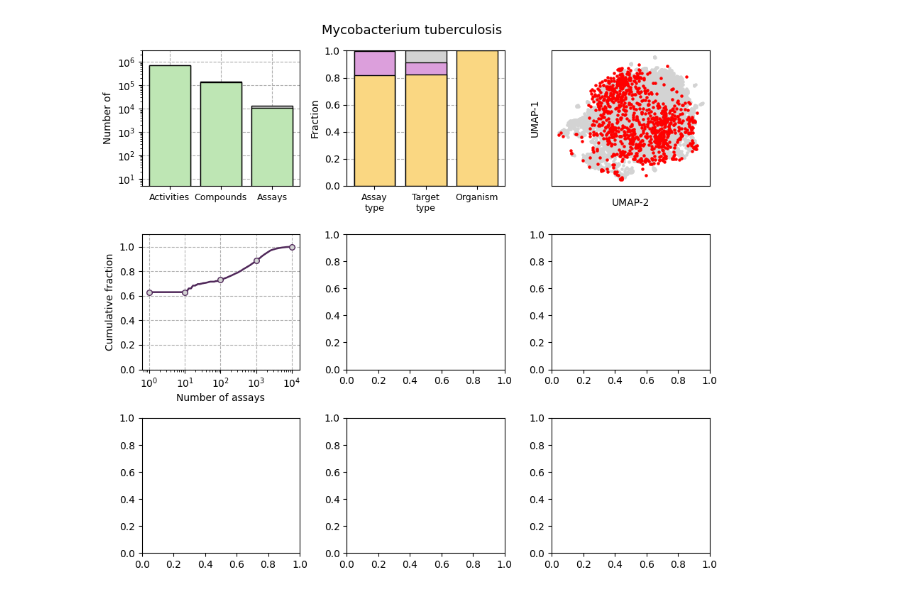
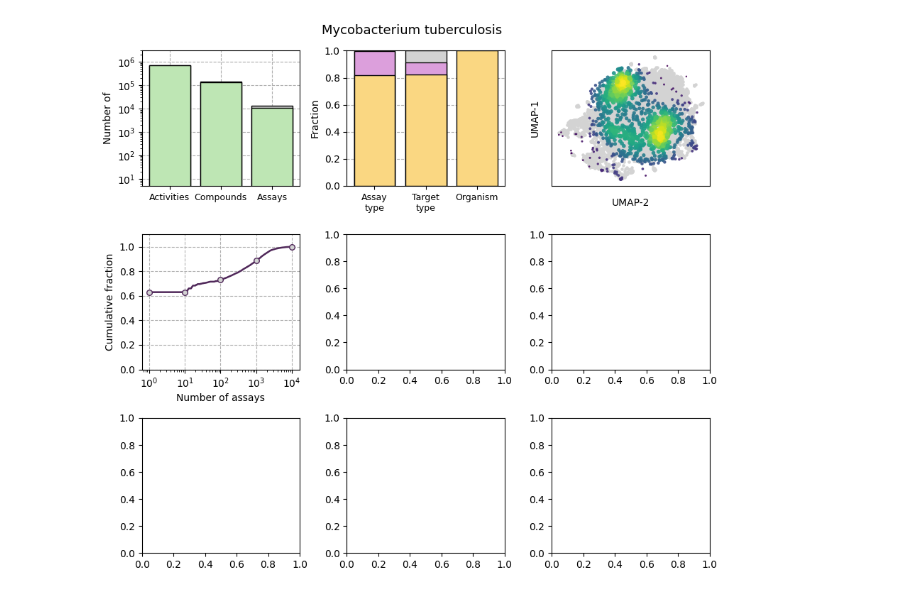
Before and after one commit to ersilia-os/chembl-antimicrobial-tasks, a Jupyter notebook: notebooks/diagnosis.ipynb, the cells around one changed output. Cells and saved outputs as stored; diff of their text form; code cells hidden in the pictures.

```diff
--- a/notebooks/diagnosis.ipynb
+++ b/notebooks/diagnosis.ipynb
@@ -175,6 +261,35 @@ for assay_id, activity_type, unit in tqdm(ASSAYS_CLEANED[["assay_id", "activity_
     CUM_CPDS = CUM_CPDS.union(ASSAY_TO_COMPOUNDS[(assay_id, activity_type, unit)])
     CUM_PROP.append(len(CUM_CPDS) / len(compounds_pathogen))
 ASSAYS_CLEANED['cum_prop'] = CUM_PROP
+# %%
+def scatter_density(ax, xy, size_min=10, size_max=120, cmap="viridis", alpha=0.9, zorder=3):
+    """
+    Plot points sized+colored by KDE density.
+    xy: (n,2)
+    Returns: PathCollection
+    """
+    xy = np.asarray(xy)
+    x, y = xy[:, 0], xy[:, 1]
+
+    kde = gaussian_kde(np.vstack([x, y]))
+    dens = kde(np.vstack([x, y]))  # (n,)
+
+    # normalize density to 0..1
+    d0, d1 = np.min(dens), np.max(dens)
+    dn = (dens - d0) / (d1 - d0 + 1e-12)
+
+    sizes = size_min + dn * (size_max - size_min)
+
+    sc = ax.scatter(
+        x, y,
+        c=dens,
+        s=sizes,
+        cmap=cmap,
+        alpha=alpha,
+        edgecolors="none",
+        zorder=zorder,
+    )
+    return sc
 # %%
 fig, ax = plt.subplots(3, 3, figsize=(9, 8))
 
@@ -196,32 +311,32 @@ ax[0][1].bar([1, 1, 1], target_type, zorder=2, color=['#D2D2D2', '#DC9FDC', '#FA
 ax[0][1].bar([2, 2], assay_organism, zorder=2, color=['#D2D2D2', '#FAD782'], ec='k')
 ax[0][1].set_ylabel("Fraction")
 ax[0][1].set_ylim([0, 1])
 ax[0][1].grid(linestyle='--', zorder=-2)
 ax[0][1].set_xticks([0, 1, 2])
 ax[0][1].set_xticklabels(['Assay\ntype', 'Target\ntype', 'Organism'], size=9)
 
 # 2D visualization
 ax[0][2].scatter(ref_emb[:, 0], ref_emb[:, 1], s=5, c='lightgray')
-ax[0][2].scatter(X_pathogen[:, 0], X_pathogen[:, 1], s=5, c='r')
+sc = scatter_density(ax[0][2], X_pathogen[:, :2], size_min=3, size_max=30, cmap='viridis', alpha=0.9)
 ax[0][2].set_yticks([])
 ax[0][2].set_xticks([])
 ax[0][2].set_ylabel("UMAP-1", labelpad=12)
 ax[0][2].set_xlabel('UMAP-2', labelpad=12)
 
 # Cumulative fraction chemical space
 ax[1][0].set_ylim([0, 1.1])
 ax[1][0].grid(linestyle='--', zorder=-2)
 ax[1][0].plot([i+1 for i in range(len(CUM_PROP))], CUM_PROP, c="#50285A", lw=1.8)
 x = [1, 10, 100, 1000, 10000]
 y = [CUM_PROP[i-1] for i in x]
 ax[1][0].scatter(x, y, zorder=2, ec="#50285A", s=30, c='#D2D2D2')
 ax[1][0].set_xlabel("Number of assays")
 ax[1][0].set_ylabel("Cumulative fraction")
 ax[1][0].set_xscale('log')
 ax[1][0].set_xticks([1, 10, 100, 1000, 10000])
 
 plt.suptitle(pathogen, size=13)
 plt.tight_layout()
 plt.show()
 # %% [output]
-[figure, old version]
+[figure, new version]
```
Also changed, not shown: parts of 4 cells of this notebook, 12 other files.
